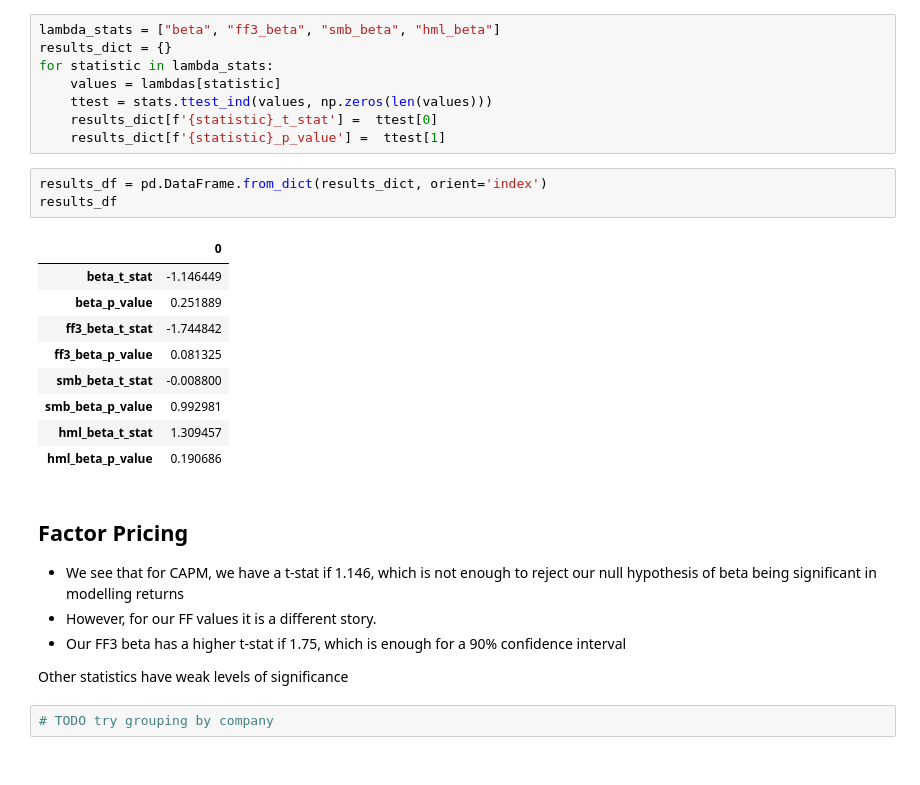
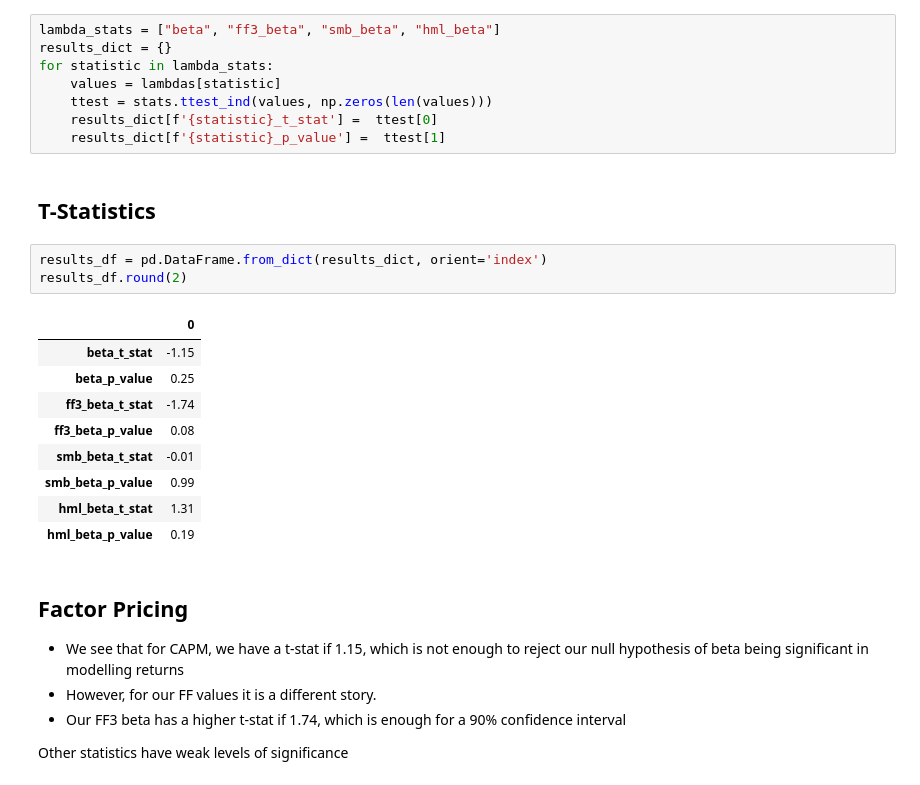
Before and after one commit to uWaterloo-CFM/CFM-301, a Jupyter notebook: Assignment 2/Assignment 2.ipynb, the cells around one changed output. Drawn from its saved outputs; the diff is of its cells as text.

```diff
--- a/Assignment 2/Assignment 2.ipynb
+++ b/Assignment 2/Assignment 2.ipynb
@@ -732,25 +677,25 @@ for statistic in lambda_stats:
     ttest = stats.ttest_ind(values, np.zeros(len(values)))
     results_dict[f'{statistic}_t_stat'] =  ttest[0]
     results_dict[f'{statistic}_p_value'] =  ttest[1]
+# %% [markdown]
+## T-Statistics
 # %%
 results_df = pd.DataFrame.from_dict(results_dict, orient='index')
-results_df
+results_df.round(2)
 # %% [output]
 |  | 0 |
-| beta_t_stat | -1.146449 |
-| beta_p_value | 0.251889 |
-| ff3_beta_t_stat | -1.744842 |
-| ff3_beta_p_value | 0.081325 |
-| smb_beta_t_stat | -0.008800 |
-| smb_beta_p_value | 0.992981 |
-| hml_beta_t_stat | 1.309457 |
-| hml_beta_p_value | 0.190686 |
+| beta_t_stat | -1.15 |
+| beta_p_value | 0.25 |
+| ff3_beta_t_stat | -1.74 |
+| ff3_beta_p_value | 0.08 |
+| smb_beta_t_stat | -0.01 |
+| smb_beta_p_value | 0.99 |
+| hml_beta_t_stat | 1.31 |
+| hml_beta_p_value | 0.19 |
 # %% [markdown]
 ## Factor Pricing
-- We see that for CAPM, we have a t-stat if 1.146, which is not enough to reject our null hypothesis of beta being significant in modelling returns
+- We see that for CAPM, we have a t-stat if 1.15, which is not enough to reject our null hypothesis of beta being significant in modelling returns
 - However, for our FF values it is a different story.
-- Our FF3 beta has a higher t-stat if 1.75, which is enough for a 90% confidence interval
+- Our FF3 beta has a higher t-stat if 1.74, which is enough for a 90% confidence interval
 
 Other statistics have weak levels of significance
-# %%
-# TODO try grouping by company
```
Also changed, not shown: parts of 22 cells of this notebook, 2 other files.
